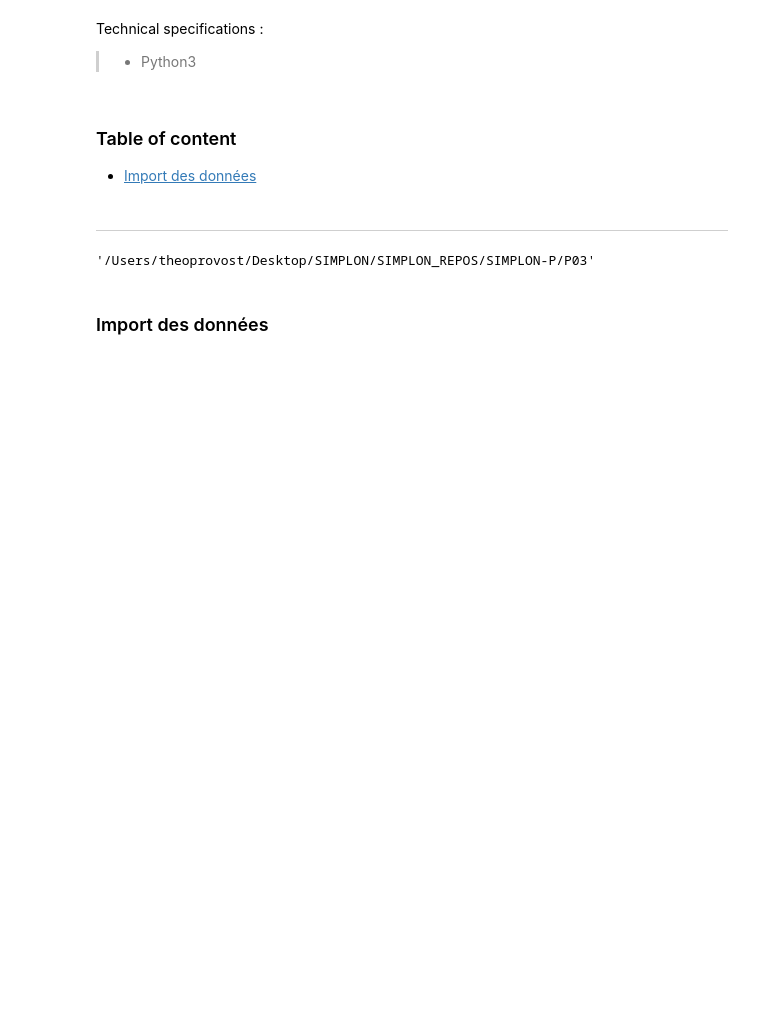
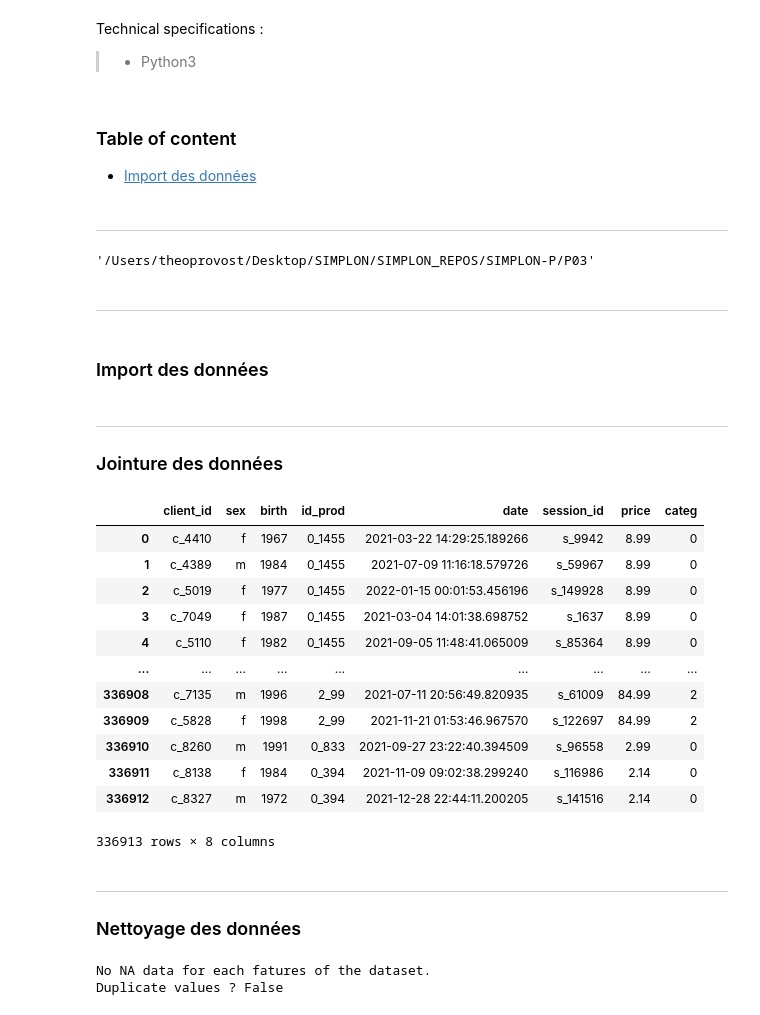
Before and after one commit to theoprovost/categorisation_client, a Jupyter notebook: P03_rapport.ipynb, the cells around one changed output. Saved outputs shown, nothing was run; the diff lists cells and outputs as text; code cells hidden in the pictures; blank space fills up the shorter version.

```diff
--- a/P03_rapport.ipynb
+++ b/P03_rapport.ipynb
@@ -18,6 +22,8 @@ import numpy as np
 %pwd
 # %% [output]
 '/Users/theoprovost/Desktop/SIMPLON/SIMPLON_REPOS/SIMPLON-P/P03'
+# %% [markdown]
+---------
 # %% [markdown]
 ### <a name="data_import"></a> Import des données
 # %%
@@ -24,0 +33,51 @@ customers = pd.read_csv('./data/')
+# %% [markdown]
+-----
+### Jointure des données
+# %%
+data_inter = customers.merge(transactions)
+dataset = data_inter.merge(products)
+dataset
+# %% [output]
+|  | client_id | sex | birth | id_prod | date | session_id | price | categ |
+| 0 | c_4410 | f | 1967 | 0_1455 | 2021-03-22 14:29:25.189266 | s_9942 | 8.99 | 0 |
+| 1 | c_4389 | m | 1984 | 0_1455 | 2021-07-09 11:16:18.579726 | s_59967 | 8.99 | 0 |
+| 2 | c_5019 | f | 1977 | 0_1455 | 2022-01-15 00:01:53.456196 | s_149928 | 8.99 | 0 |
+| 3 | c_7049 | f | 1987 | 0_1455 | 2021-03-04 14:01:38.698752 | s_1637 | 8.99 | 0 |
+| 4 | c_5110 | f | 1982 | 0_1455 | 2021-09-05 11:48:41.065009 | s_85364 | 8.99 | 0 |
+| ... | ... | ... | ... | ... | ... | ... | ... | ... |
+| 336908 | c_7135 | m | 1996 | 2_99 | 2021-07-11 20:56:49.820935 | s_61009 | 84.99 | 2 |
+| 336909 | c_5828 | f | 1998 | 2_99 | 2021-11-21 01:53:46.967570 | s_122697 | 84.99 | 2 |
+| 336910 | c_8260 | m | 1991 | 0_833 | 2021-09-27 23:22:40.394509 | s_96558 | 2.99 | 0 |
+| 336911 | c_8138 | f | 1984 | 0_394 | 2021-11-09 09:02:38.299240 | s_116986 | 2.14 | 0 |
+| 336912 | c_8327 | m | 1972 | 0_394 | 2021-12-28 22:44:11.200205 | s_141516 | 2.14 | 0 |
+336913 rows × 8 columns
+# %% [markdown]
+-----
+### Nettoyage des données
+# %%
+# Checks if any data is NA, if True : dataset.isnull().sum() -> count nb of missing values for each feature
+if (dataset.isnull().values.any() != True):
+    print('No NA data for each fatures of the dataset.')
+
+# Cast str date to date format
+type(dataset['date'][0]) # returns str, then :
+
+dataset['date'] = pd.to_datetime(dataset['date'], errors='coerce')
+
+# Checks the missing dates
+na_dates = dataset[dataset['date'].isna()]
+bef = na_dates.count()
+
+# Since all those values contain absurd prices, we drop them
+na_dates = na_dates[na_dates['price'] < 0]
+af = na_dates.count()
+
+if (bef.all() == af.all()):
+    dataset = dataset.drop(dataset[dataset['price'] < 0].index)
+
+# Checks if duplication based on the client identifier and the timestamp
+is_duplicated = dataset.duplicated(subset=['client_id','date']).all()
+print(f'Duplicate values ? {is_duplicated}')
+# %% [output]
+No NA data for each fatures of the dataset.
+Duplicate values ? False
```
Also changed, not shown: parts of 19 cells of this notebook.
